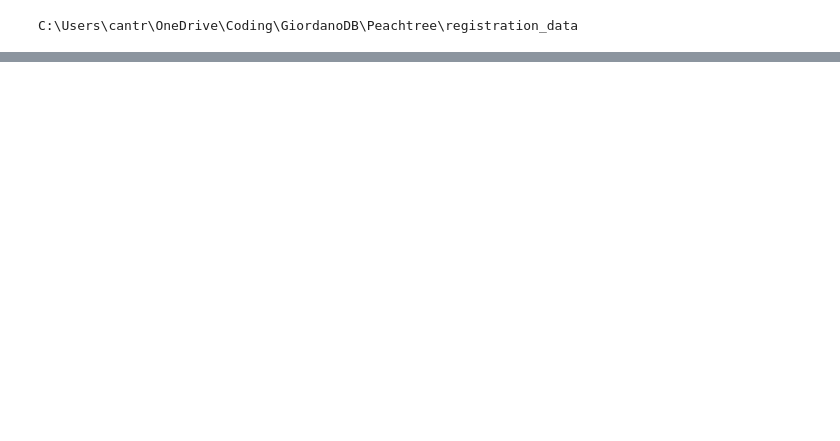
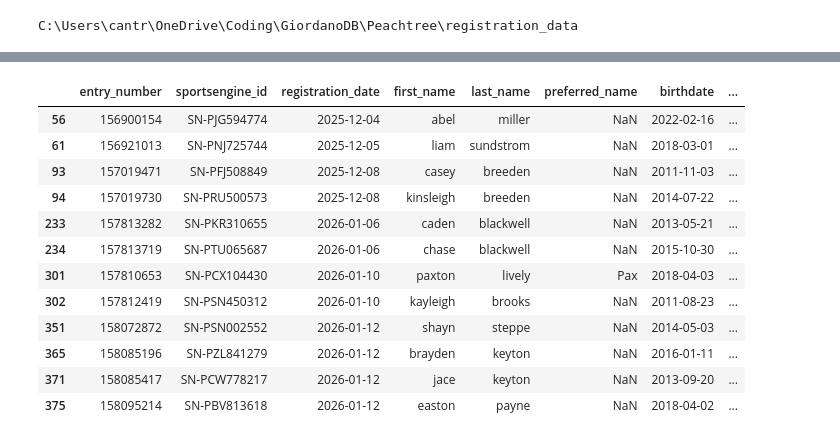
Before and after one commit to uzr6bq/peachtree, a Jupyter notebook: peachtree_db_v2.ipynb, the cells around one changed output, grey strips where cells are left out. Saved outputs shown, nothing was run; the diff lists cells and outputs as text; code cells hidden in the pictures; blank space fills up the shorter version.

```diff
--- a/peachtree_db_v2.ipynb
+++ b/peachtree_db_v2.ipynb
@@ -495,0 +551,16 @@ df_peachtree[df_peachtree['registration_date']==today]
+# %%
+df_peachtree[df_peachtree['refunds'] == df_peachtree['gross']]
+# %% [output]
+|  | entry_number | sportsengine_id | registration_date | first_name | last_name | preferred_name | birthdate | ... |
+| 56 | 156900154 | SN-PJG594774 | 2025-12-04 | abel | miller | NaN | 2022-02-16 | ... |
+| 61 | 156921013 | SN-PNJ725744 | 2025-12-05 | liam | sundstrom | NaN | 2018-03-01 | ... |
+| 93 | 157019471 | SN-PFJ508849 | 2025-12-08 | casey | breeden | NaN | 2011-11-03 | ... |
+| 94 | 157019730 | SN-PRU500573 | 2025-12-08 | kinsleigh | breeden | NaN | 2014-07-22 | ... |
+| 233 | 157813282 | SN-PKR310655 | 2026-01-06 | caden | blackwell | NaN | 2013-05-21 | ... |
+| 234 | 157813719 | SN-PTU065687 | 2026-01-06 | chase | blackwell | NaN | 2015-10-30 | ... |
+| 301 | 157810653 | SN-PCX104430 | 2026-01-10 | paxton | lively | Pax | 2018-04-03 | ... |
+| 302 | 157812419 | SN-PSN450312 | 2026-01-10 | kayleigh | brooks | NaN | 2011-08-23 | ... |
+| 351 | 158072872 | SN-PSN002552 | 2026-01-12 | shayn | steppe | NaN | 2014-05-03 | ... |
+| 365 | 158085196 | SN-PZL841279 | 2026-01-12 | brayden | keyton | NaN | 2016-01-11 | ... |
+| 371 | 158085417 | SN-PCW778217 | 2026-01-12 | jace | keyton | NaN | 2013-09-20 | ... |
+| 375 | 158095214 | SN-PBV813618 | 2026-01-12 | easton | payne | NaN | 2018-04-02 | ... |
```
Also changed, not shown: parts of 13 cells of this notebook, 3 other files.
